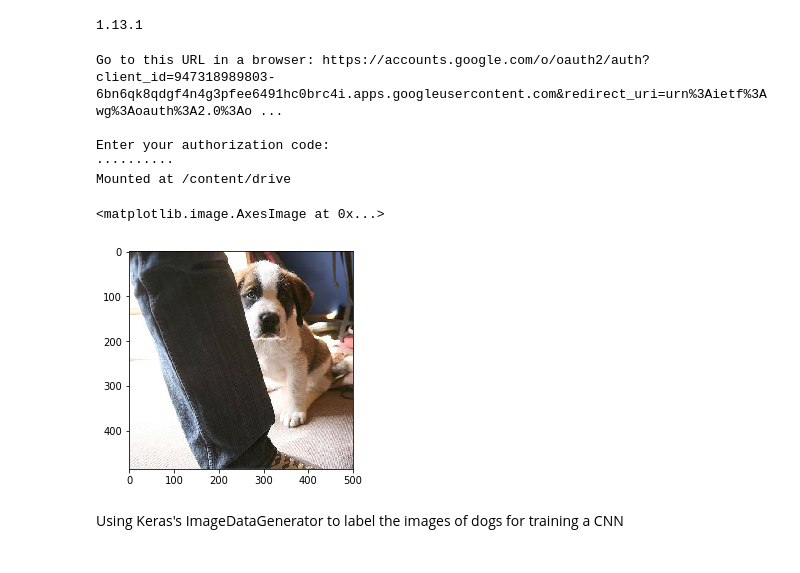
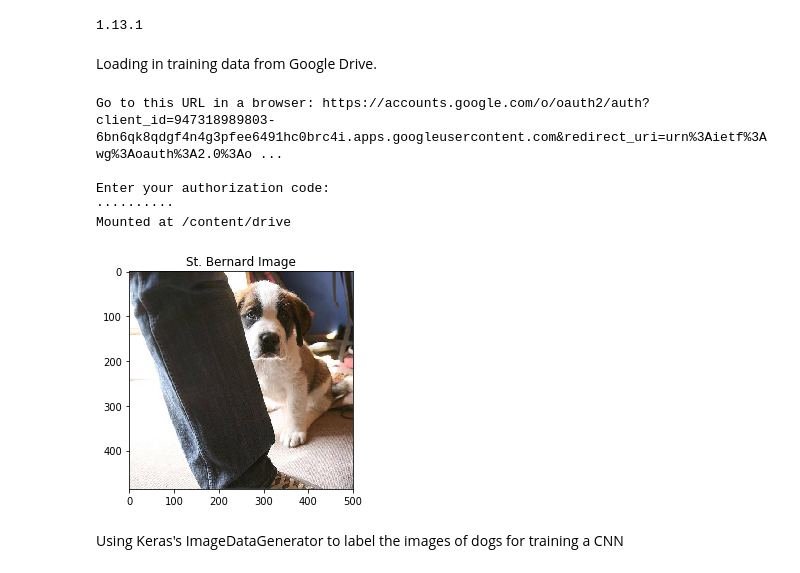
Before and after one commit to baldpanda/dog_breed_classifier, a Jupyter notebook: dog_breed_colab.ipynb, the cells around one changed output. Saved outputs shown, nothing was run; the diff lists cells and outputs as text; code cells hidden in the pictures.

```diff
--- a/dog_breed_colab.ipynb
+++ b/dog_breed_colab.ipynb
@@ -19,6 +19,8 @@ print(tf.VERSION)
 LABELS_PATH = '/content/drive/My Drive/dog_breed_classification/dog_breeds'
 ST_BERNARD_SAMPLE_IMAGE_PATH = LABELS_PATH + '/saint_bernard/1b26fc0e227488f288c753c84a88ca6c.jpg'
 MODEL_PATH = '/content/drive/My Drive/dog_breed_classification/model_test_one_epoch.h5'
+# %% [markdown]
+Loading in training data from Google Drive.
 # %%
 drive.mount('/content/drive')
 # %% [output]
@@ -31,9 +33,10 @@ Mounted at /content/drive
 st_bernard_image = Image.open(ST_BERNARD_SAMPLE_IMAGE_PATH)
 # %%
 plt.imshow(st_bernard_image)
+plt.title("St. Bernard Image")
+plt.show()
 # %% [output]
-<matplotlib.image.AxesImage at 0x...>
-[figure, old version]
+[figure, new version]
 # %% [markdown]
 Using  Keras's ImageDataGenerator to label the images of dogs for training a CNN
 # %%
```
Also changed, not shown: parts of 2 cells of this notebook.
